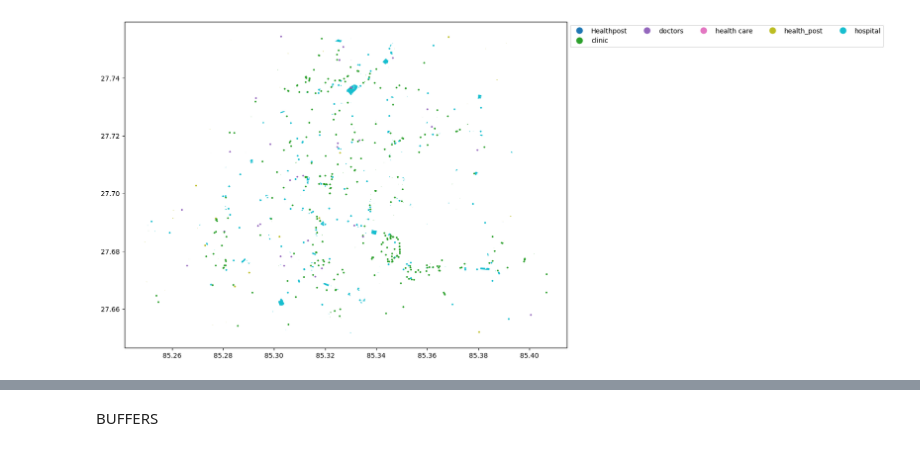
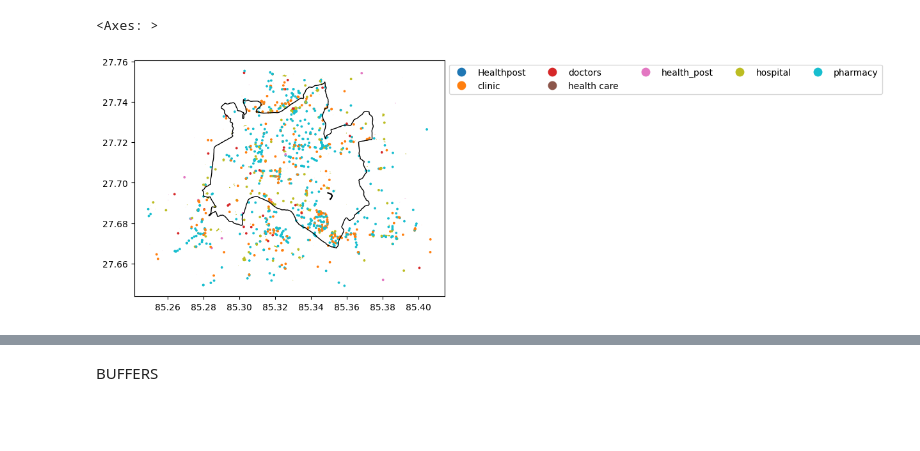
Before and after one commit to natalieweiss/ktm-capstone, a Jupyter notebook: download_osm.ipynb, the cells around one changed output, grey strips where cells are left out. Saved outputs shown, nothing was run; the diff lists cells and outputs as text; code cells hidden in the pictures; blank space fills up the shorter version.

Commit message:
updated plotting

```diff
--- a/download_osm.ipynb
+++ b/download_osm.ipynb
@@ -5,3 +6,6 @@ import geoplot as gplt
+# %%
+ktm_boundary = gp.read_file("/home/nweiss/gdrive/Year 3/Group Project/GIS/KTM_Boundary_only.geojson")
+jn_boundary = gp.read_file("/home/nweiss/gdrive/Year 3/Group Project/GIS/JN_Boundary.geojson")
 # %%
 data_path = "/home/nweiss/gdrive/Year 3/Group Project/GIS/Data/planet_85.248,27.649_85.408,27.756.osm.pbf"
 # %%
@@ -29,12 +40,15 @@ ax = pois_amenity.plot(column='poi_type', markersize=3, figsize=(12,12), legend=
 # %%
 health_list = ['Healthpost','Helthpost', 'hospital', 'doctors', 'doctors; clinic','health care', 'health_post','clinic','pharmacy']
 mask = pois_amenity['poi_type'].isin(health_list)
 pois_health = pois_amenity[mask]
 
-# Plot
-ax = pois_health.plot(column='poi_type', markersize=3, figsize=(12,12), legend=True, legend_kwds=dict(loc='upper left', ncol=5, bbox_to_anchor=(1, 1)))
+fig, ax = plt.subplots()
+pois_health.plot(ax = ax, column='poi_type', markersize=3, figsize=(12,12), legend=True, legend_kwds=dict(loc='upper left', ncol=5, bbox_to_anchor=(1, 1)))
+ktm_boundary.plot(ax = ax, facecolor="none", edgecolor="black")
+jn_boundary.plot(ax = ax, facecolor="black", edgecolor="black")
 # %% [output]
+<Axes: >
-[figure, old version]
+[figure, new version]
 # %%
 landless_list = ['Landless People', 'landless community']
 mask = pois_amenity['poi_type'].isin(landless_list)
```
Also changed, not shown: parts of 9 cells of this notebook.
